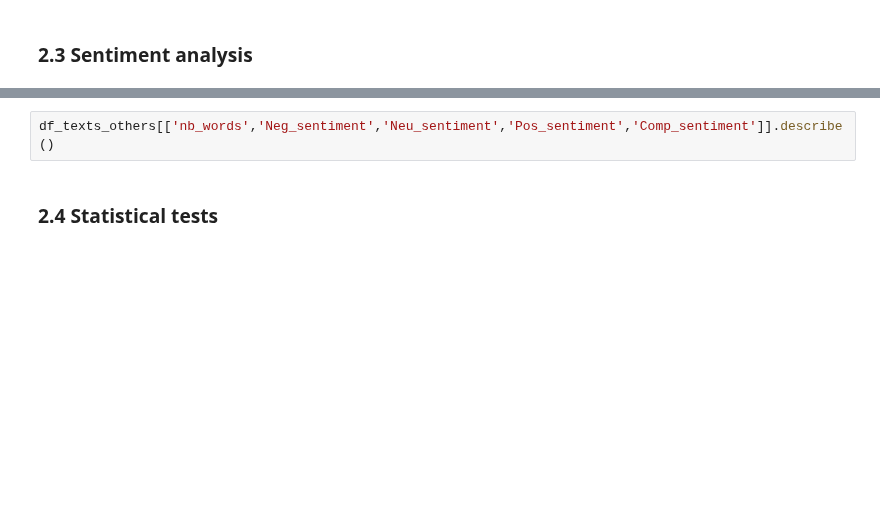
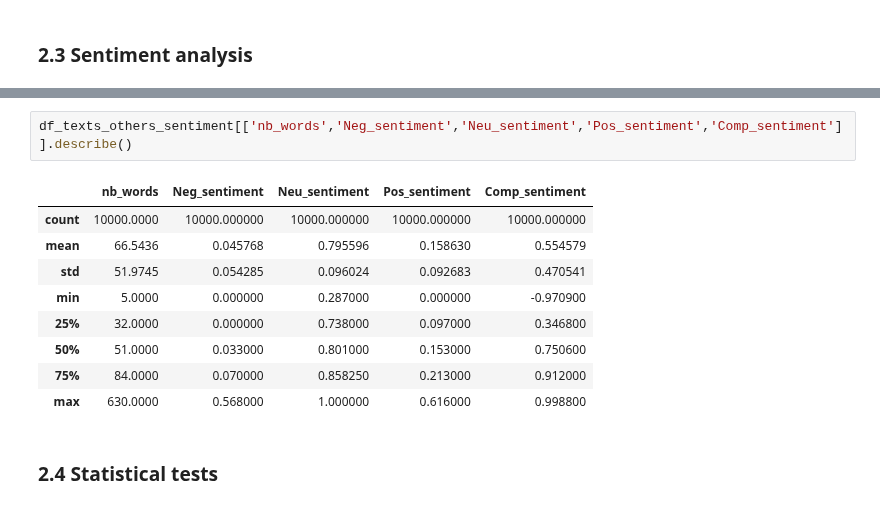
Before and after one commit to epfl-ada/ada-2023-project-remontada, a Jupyter notebook: code/main_vincent.ipynb, the cells around one changed output, grey strips where cells are left out. Saved outputs shown, nothing was run; the diff lists cells and outputs as text; blank space fills up the shorter version.

```diff
--- a/code/main_vincent.ipynb
+++ b/code/main_vincent.ipynb
@@ -1074,5 +1093,15 @@ df_texts_experts[['nb_words','Neg_sentiment','Neu_sentiment','Pos_sentiment','Co
 # %%
-df_texts_others[['nb_words','Neg_sentiment','Neu_sentiment','Pos_sentiment','Comp_sentiment']].describe()
+df_texts_others_sentiment[['nb_words','Neg_sentiment','Neu_sentiment','Pos_sentiment','Comp_sentiment']].describe()
+# %% [output]
+|  | nb_words | Neg_sentiment | Neu_sentiment | Pos_sentiment | Comp_sentiment |
+| count | 10000.0000 | 10000.000000 | 10000.000000 | 10000.000000 | 10000.000000 |
+| mean | 66.5436 | 0.045768 | 0.795596 | 0.158630 | 0.554579 |
+| std | 51.9745 | 0.054285 | 0.096024 | 0.092683 | 0.470541 |
+| min | 5.0000 | 0.000000 | 0.287000 | 0.000000 | -0.970900 |
+| 25% | 32.0000 | 0.000000 | 0.738000 | 0.097000 | 0.346800 |
+| 50% | 51.0000 | 0.033000 | 0.801000 | 0.153000 | 0.750600 |
+| 75% | 84.0000 | 0.070000 | 0.858250 | 0.213000 | 0.912000 |
+| max | 630.0000 | 0.568000 | 1.000000 | 0.616000 | 0.998800 |
 # %% [markdown]
 ### 2.4 Statistical tests
 # %% [markdown]
```
Also changed, not shown: parts of 15 cells of this notebook, 2 other files.
